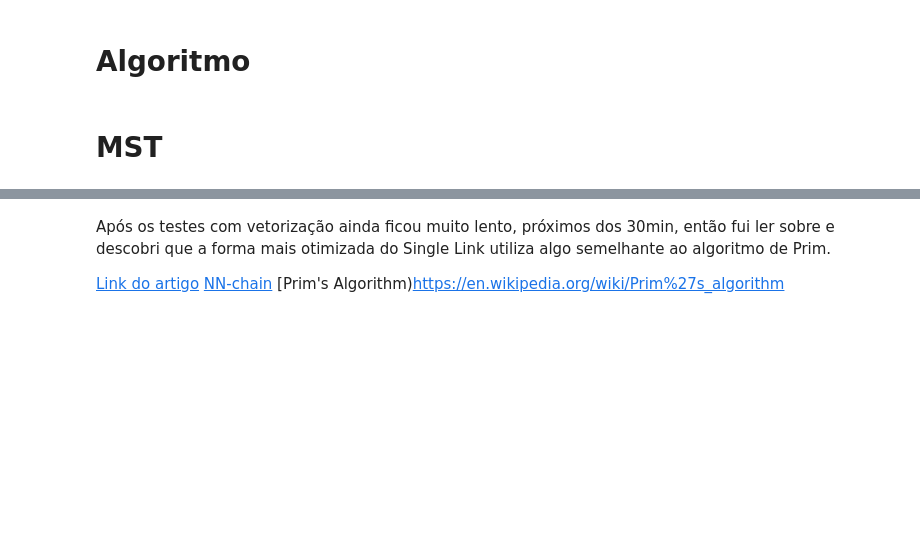
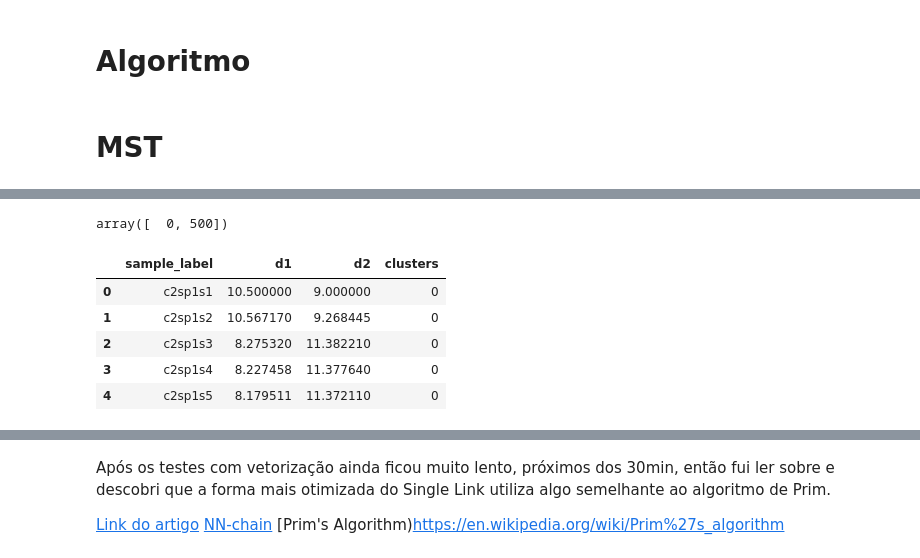
Before and after one commit to AlexJunior01/Algoritmos-Inteligencia-Artificial, a Jupyter notebook: Optimized_SingleLink.ipynb, the cells around one changed output, grey strips where cells are left out. Saved outputs shown, nothing was run; the diff lists cells and outputs as text; code cells hidden in the pictures; blank space fills up the shorter version.

```diff
--- a/Optimized_SingleLink.ipynb
+++ b/Optimized_SingleLink.ipynb
@@ -129,0 +164,18 @@ def single_link(dataset, k_min, k_max, nome):
+# %%
+def agrupar_clusters(clusters, objetos, numero_de_objetos):
+    obj1, obj2 =  objetos
+    cluster1 = clusters[obj1]
+    cluster2 = clusters[obj2]
+
+
+    if cluster1 < cluster2:
+        menor_cluster = cluster1
+        maior_cluster = cluster2
+    else:
+        menor_cluster = cluster2
+        maior_cluster = cluster1
+
+    pos_menor = np.array(np.where(clusters == menor_cluster))
+    pos_maior = np.array(np.where(clusters == maior_cluster))
+
+    clusters[clusters == maior_cluster] = menor_cluster
@@ -129,0 +260,14 @@ def single_link(dataset, k_min, k_max, nome):
+# %%
+pd.Series(clusters_df).unique()
+# %% [output]
+array([  0, 500])
+# %%
+df['clusters'] = clusters_df
+df.head()
+# %% [output]
+|  | sample_label | d1 | d2 | clusters |
+| 0 | c2sp1s1 | 10.500000 | 9.000000 | 0 |
+| 1 | c2sp1s2 | 10.567170 | 9.268445 | 0 |
+| 2 | c2sp1s3 | 8.275320 | 11.382210 | 0 |
+| 3 | c2sp1s4 | 8.227458 | 11.377640 | 0 |
+| 4 | c2sp1s5 | 8.179511 | 11.372110 | 0 |
```
Also changed, not shown: parts of 15 cells of this notebook, 1 other file.
